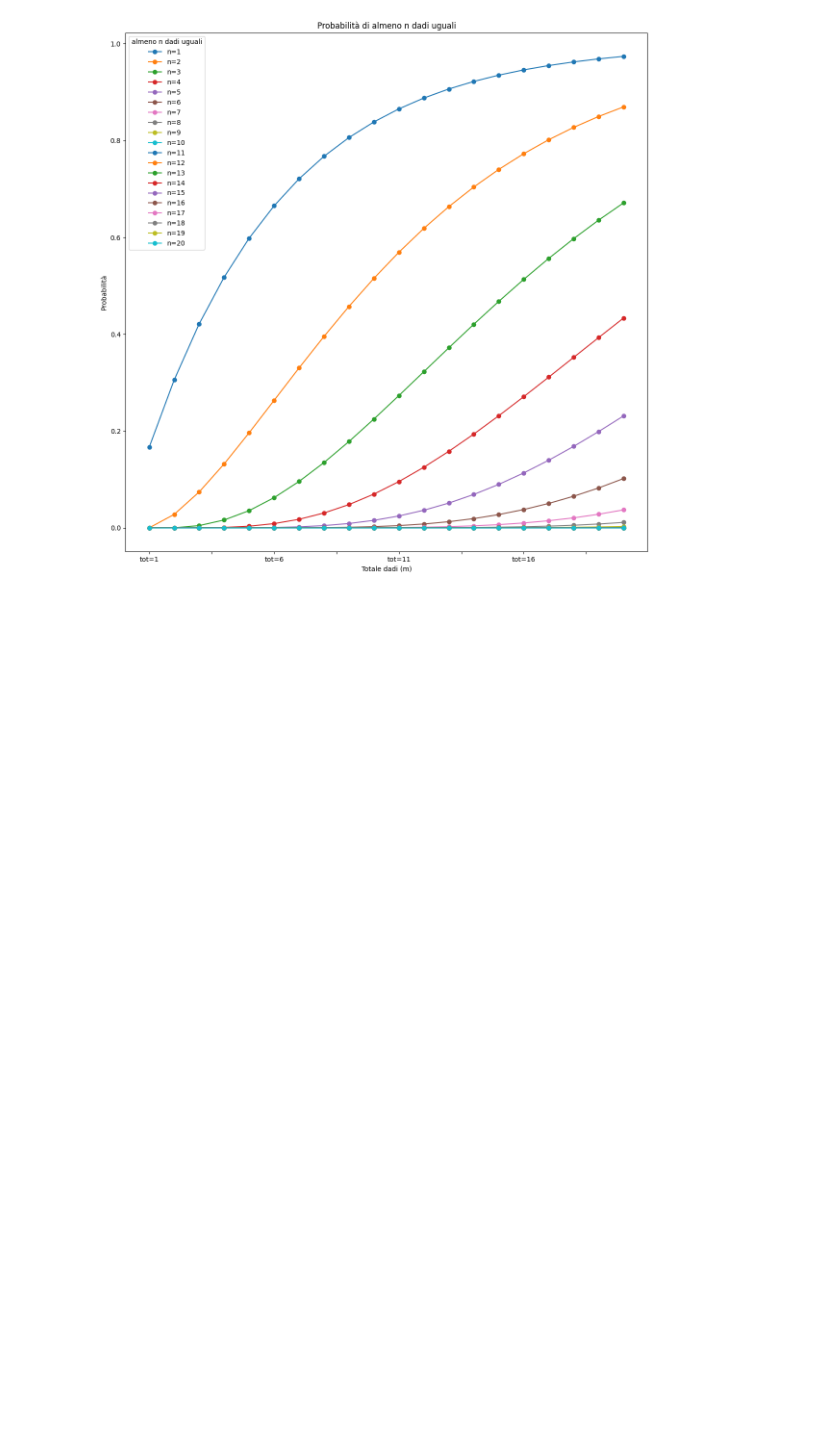
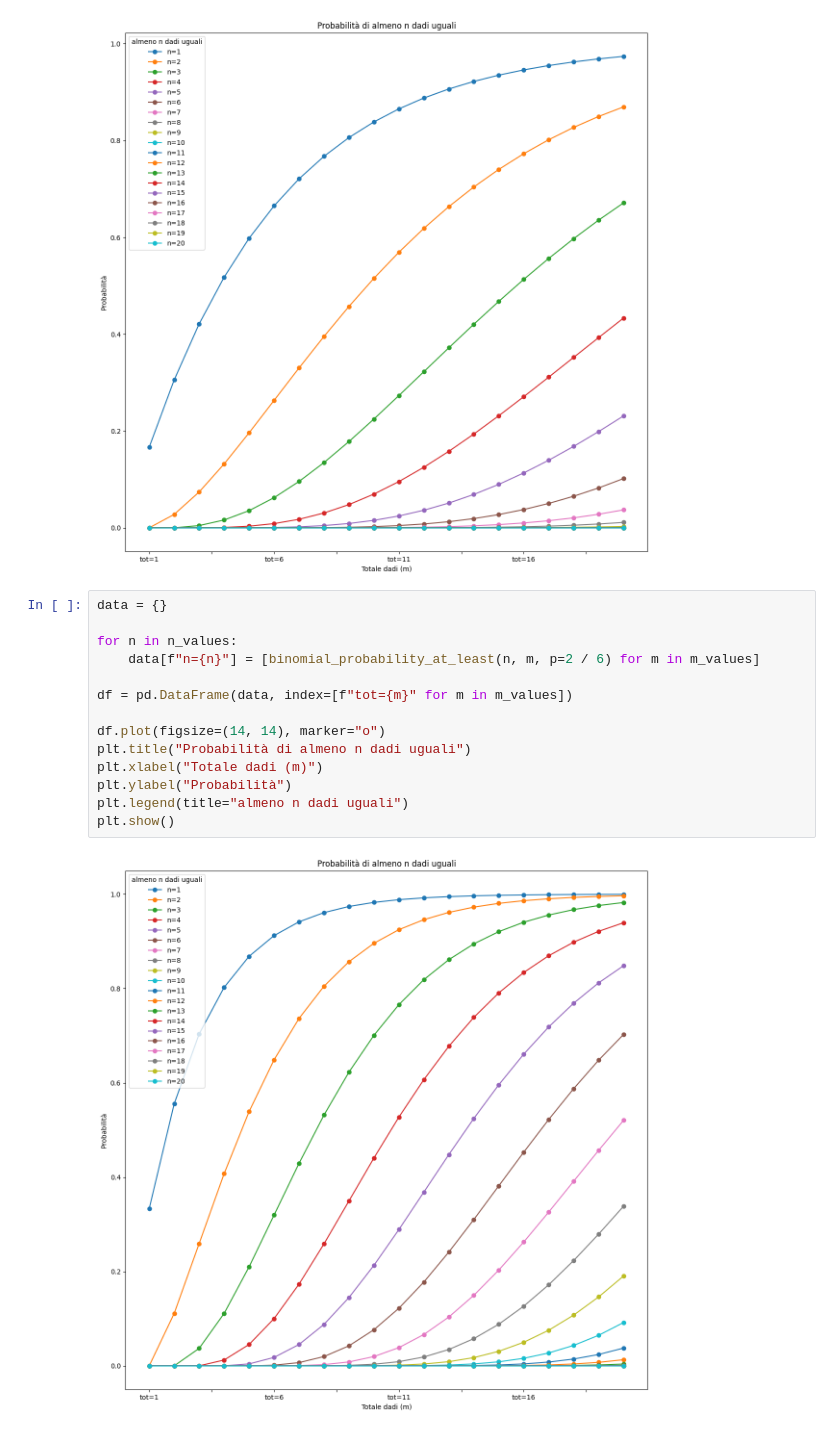
Before and after one commit to MatteoSpoladore/Dadi-perudo, a Jupyter notebook: grafico.ipynb, the cells around one changed output. Cells and saved outputs as stored; diff of their text form; blank space fills up the shorter version.

```diff
--- a/grafico.ipynb
+++ b/grafico.ipynb
@@ -92,3 +92,19 @@ plt.legend(title="almeno n dadi uguali")
 plt.show()
 # %% [output]
 [figure]
+# %%
+data = {}
+
+for n in n_values:
+    data[f"n={n}"] = [binomial_probability_at_least(n, m, p=2 / 6) for m in m_values]
+
+df = pd.DataFrame(data, index=[f"tot={m}" for m in m_values])
+
+df.plot(figsize=(14, 14), marker="o")
+plt.title("Probabilità di almeno n dadi uguali")
+plt.xlabel("Totale dadi (m)")
+plt.ylabel("Probabilità")
+plt.legend(title="almeno n dadi uguali")
+plt.show()
+# %% [output]
+[figure, added]
```
